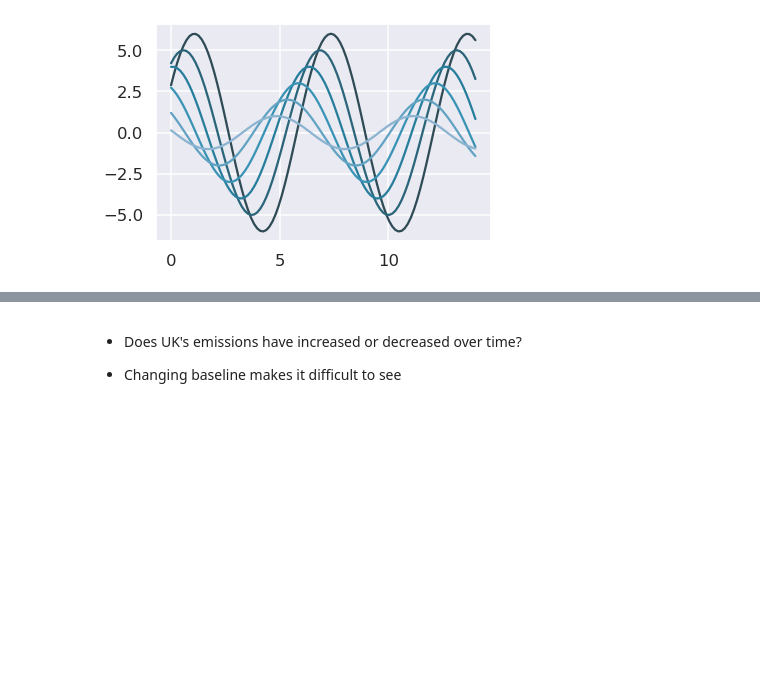
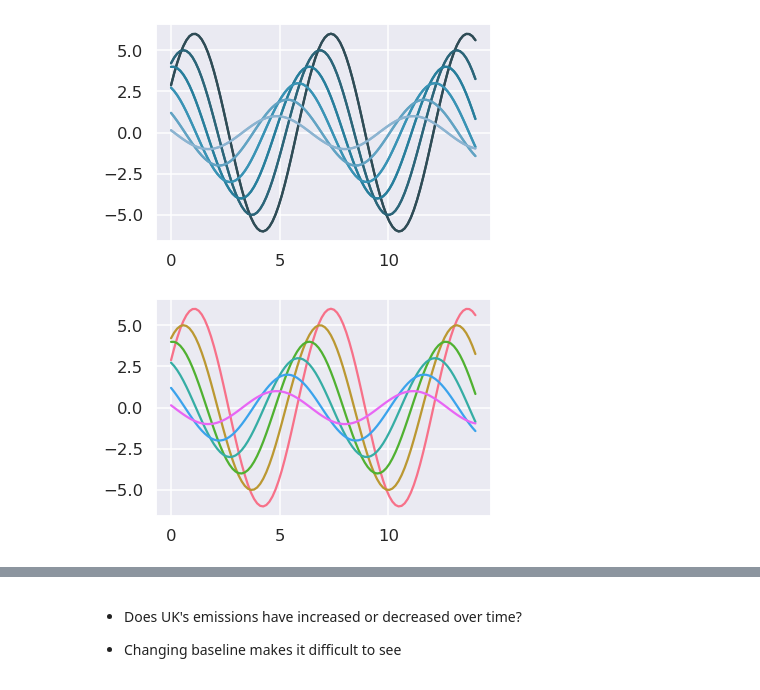
Before and after one commit to edensunyidan/pstat-134-fall-2021, a Jupyter notebook: lecture-notes/04-Exploratory-Data-Analysis-and-Visualization.ipynb, the cells around one changed output, grey strips where cells are left out. Cells and saved outputs as stored; diff of their text form; code cells hidden in the pictures; blank space fills up the shorter version.

```diff
--- a/lecture-notes/04-Exploratory-Data-Analysis-and-Visualization.ipynb
+++ b/lecture-notes/04-Exploratory-Data-Analysis-and-Visualization.ipynb
@@ -303,6 +300,10 @@ with sns.color_palette("PuBuGn_d"):
     sinplot()
 # %% [output]
 [figure]
+# %%
+sinplot()
+# %% [output]
+[figure, added]
 # %% [markdown]
 #### Area vs Length perception
 
```
Also changed, not shown: parts of 14 cells of this notebook, 5 other files.
